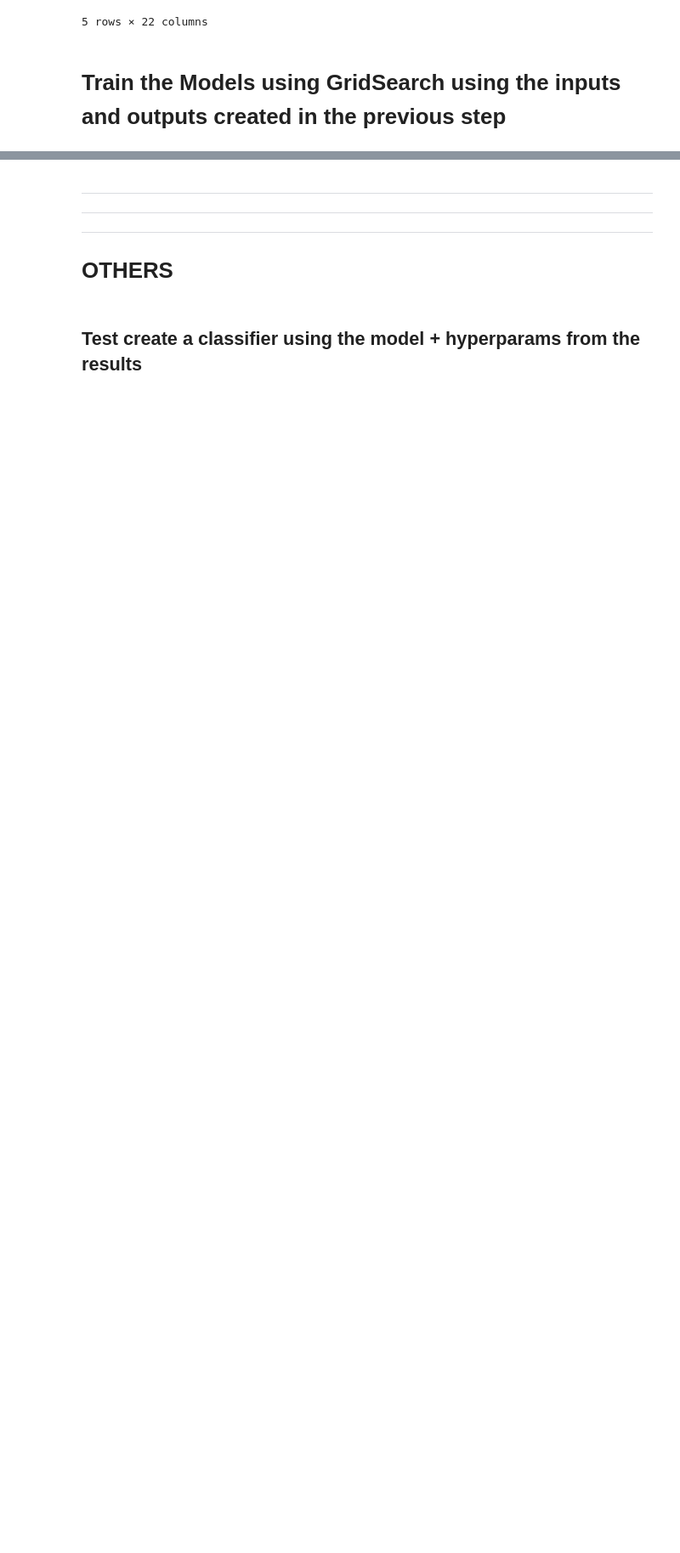
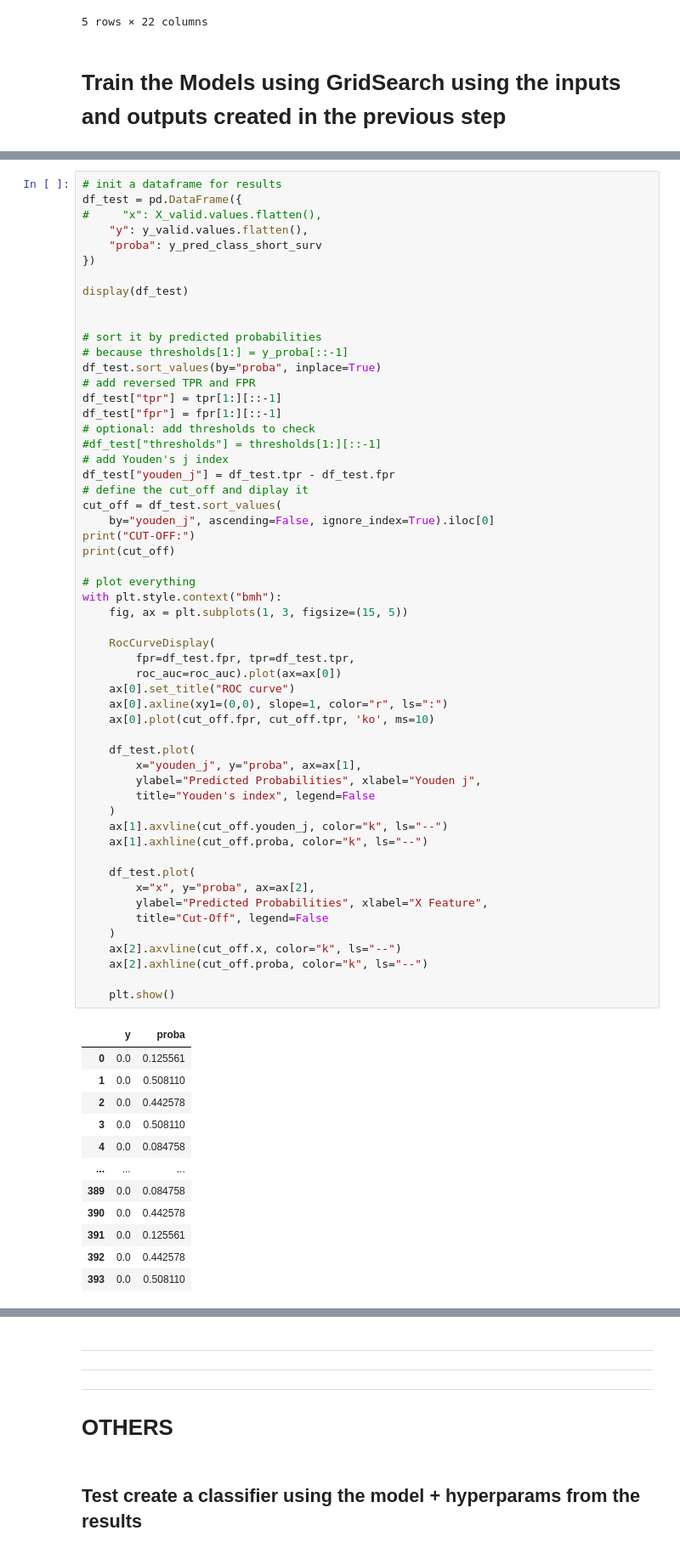
Before and after one commit to fabianopapaiz/als_prognosis_using_ensemble_imbalance, a Jupyter notebook: 05_Train_Validate_Models/05.10.1 - Single-Model Scenario - Train Models using Grid Search.ipynb, the cells around one changed output, grey strips where cells are left out. Shown: that part at 85% size. Drawn from its saved outputs; the diff is of its cells as text; blank space fills up the shorter version.

```diff
--- a/05_Train_Validate_Models/05.10.1 - Single-Model Scenario - Train Models using Grid Search.ipynb
+++ b/05_Train_Validate_Models/05.10.1 - Single-Model Scenario - Train Models using Grid Search.ipynb
@@ -156,0 +277,68 @@ Wall time: 3.13 s
+# %%
+# init a dataframe for results
+df_test = pd.DataFrame({
+#     "x": X_valid.values.flatten(),
+    "y": y_valid.values.flatten(),
+    "proba": y_pred_class_short_surv
+})
+
+display(df_test)
+
+
+# sort it by predicted probabilities
+# because thresholds[1:] = y_proba[::-1]
+df_test.sort_values(by="proba", inplace=True)
+# add reversed TPR and FPR
+df_test["tpr"] = tpr[1:][::-1]
+df_test["fpr"] = fpr[1:][::-1]
+# optional: add thresholds to check
+#df_test["thresholds"] = thresholds[1:][::-1]
+# add Youden's j index
+df_test["youden_j"] = df_test.tpr - df_test.fpr
+# define the cut_off and diplay it
+cut_off = df_test.sort_values(
+    by="youden_j", ascending=False, ignore_index=True).iloc[0]
+print("CUT-OFF:")
+print(cut_off)
+
+# plot everything
+with plt.style.context("bmh"):
+    fig, ax = plt.subplots(1, 3, figsize=(15, 5))
+
+    RocCurveDisplay(
+        fpr=df_test.fpr, tpr=df_test.tpr,
+        roc_auc=roc_auc).plot(ax=ax[0])
+    ax[0].set_title("ROC curve")
+    ax[0].axline(xy1=(0,0), slope=1, color="r", ls=":")
+    ax[0].plot(cut_off.fpr, cut_off.tpr, 'ko', ms=10)
+
+    df_test.plot(
+        x="youden_j", y="proba", ax=ax[1],
+        ylabel="Predicted Probabilities", xlabel="Youden j",
+        title="Youden's index", legend=False
+    )
+    ax[1].axvline(cut_off.youden_j, color="k", ls="--")
+    ax[1].axhline(cut_off.proba, color="k", ls="--")
+
+    df_test.plot(
+        x="x", y="proba", ax=ax[2],
+        ylabel="Predicted Probabilities", xlabel="X Feature",
+        title="Cut-Off", legend=False
+    )
+    ax[2].axvline(cut_off.x, color="k", ls="--")
+    ax[2].axhline(cut_off.proba, color="k", ls="--")
+
+    plt.show()
+# %% [output]
+|  | y | proba |
+| 0 | 0.0 | 0.125561 |
+| 1 | 0.0 | 0.508110 |
+| 2 | 0.0 | 0.442578 |
+| 3 | 0.0 | 0.508110 |
+| 4 | 0.0 | 0.084758 |
+| ... | ... | ... |
+| 389 | 0.0 | 0.084758 |
+| 390 | 0.0 | 0.442578 |
+| 391 | 0.0 | 0.125561 |
+| 392 | 0.0 | 0.442578 |
+| 393 | 0.0 | 0.508110 |
```
Also changed, not shown: parts of 9 cells of this notebook, 2 other files.
